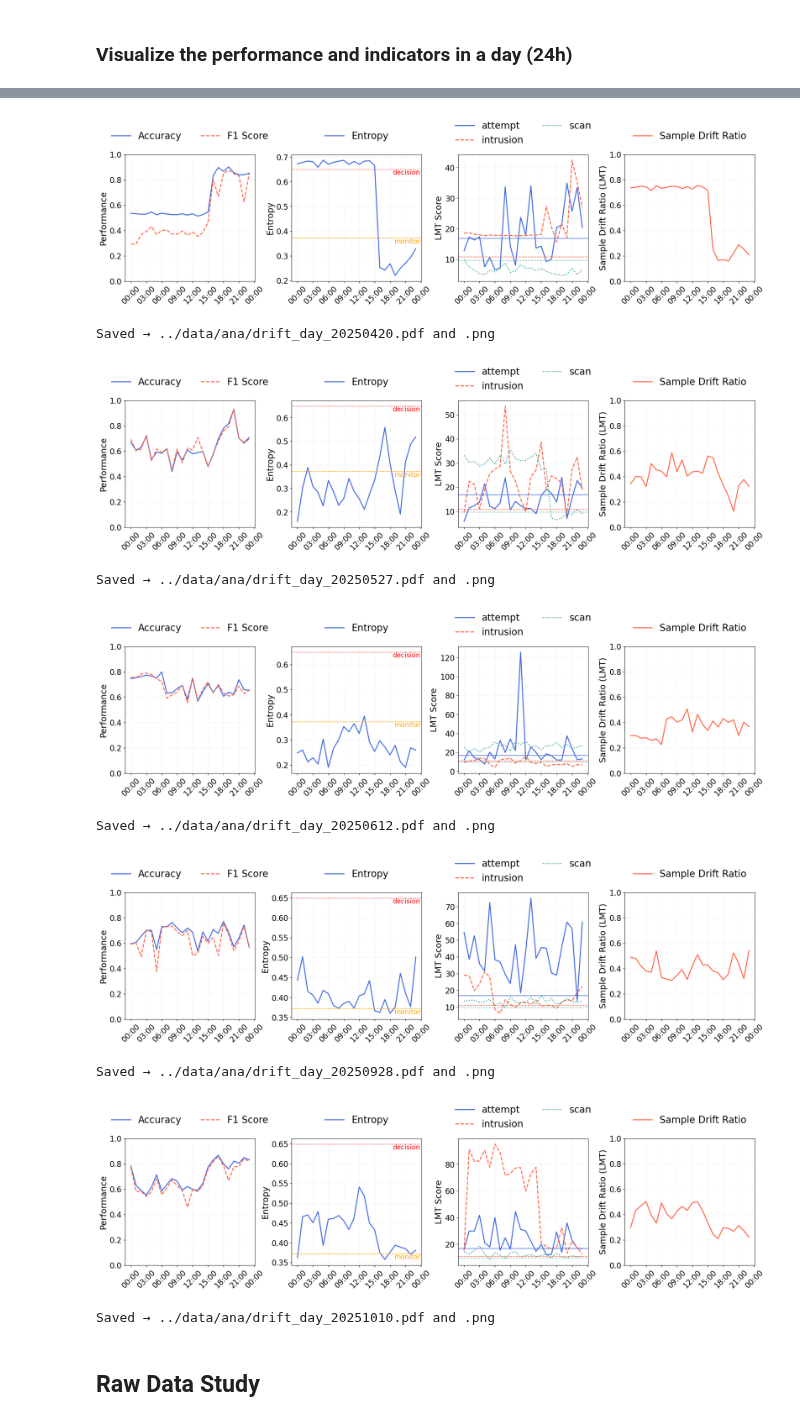
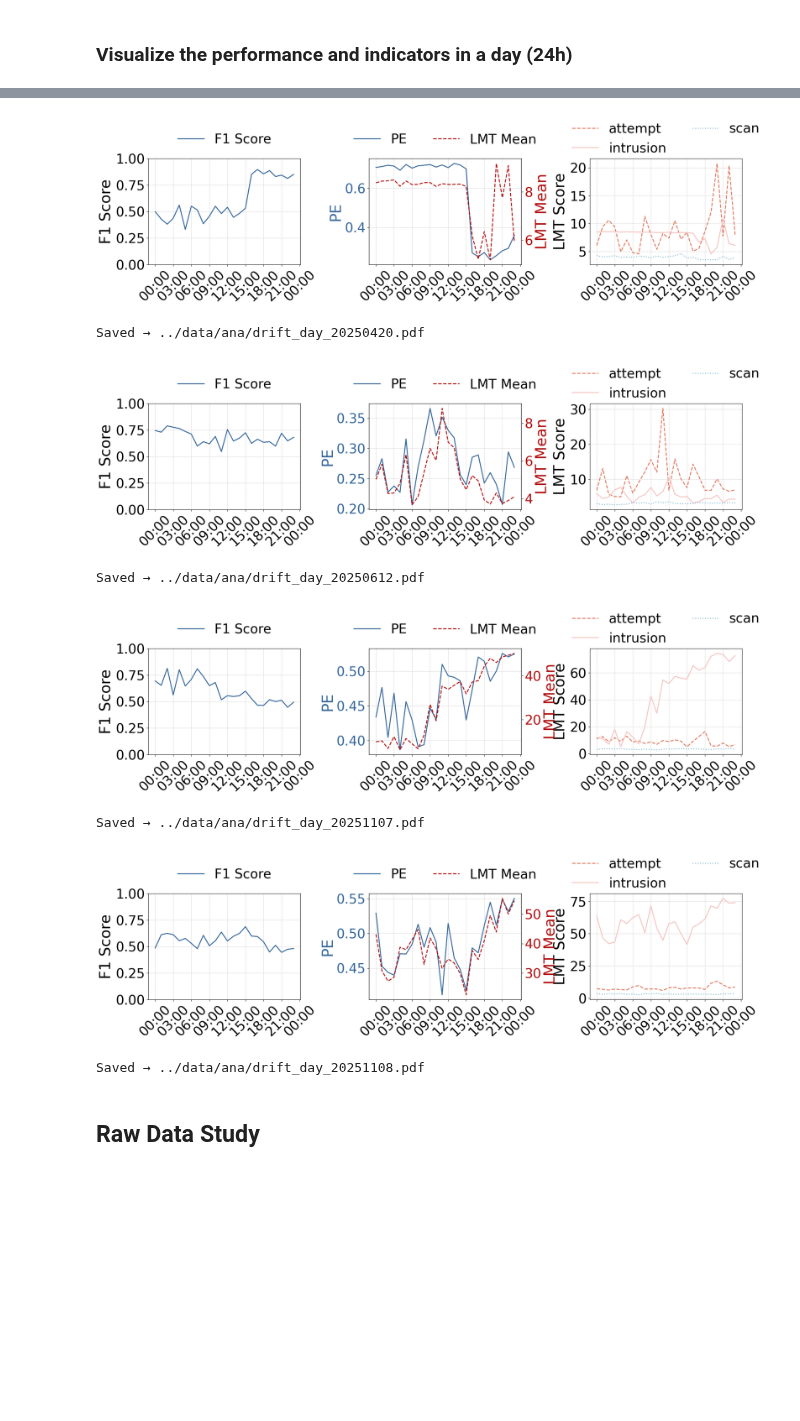
Before and after one commit to SafeNetIoT/LANTERN, a Jupyter notebook: case/case.ipynb, the cells around one changed output, grey strips where cells are left out. Drawn from its saved outputs; the diff is of its cells as text; code cells hidden in the pictures; blank space fills up the shorter version.

```diff
--- a/case/case.ipynb
+++ b/case/case.ipynb
@@ -29,7 +29,7 @@ def slice_one_day(df, day_str):
     return df[(df["datetime"] >= day) & (df["datetime"] < day + pd.Timedelta(days=1))].copy()
 # %%
 # Load the original static results (hour-level)
-df = pd.read_csv("../data/res/static4/static4.csv")
+df = pd.read_csv("../data/res/static/static8.csv")
 df["datetime"] = df["file"].apply(parse_datetime_from_file)
 
 
@@ -196,21 +218,16 @@ plot_drift_day(
 # %%
-df = pd.read_csv("../data/res/static4/static4.csv")
-for d in ["2025-04-20", "2025-05-27", "2025-06-12", "2025-09-28", "2025-10-10"]:
-    plot_drift_day(df, d,
-                   "../data/res/static4/entropy_refs/entropy_ref_000.json",
-                   "../data/res/static4/lmt_refs/lmt_ref_000.json",
-                   "../data/ana")
+df = pd.read_csv("../data/res/static/static8.csv")
+for d in ["2025-04-20", "2025-06-12", "2025-11-07", "2025-11-08"]:
+    plot_drift_day(df, d)
 # %% [output]
-[figure, old version]
+[figure, new version]
-Saved → ../data/ana/drift_day_20250420.pdf and .png
+Saved → ../data/ana/drift_day_20250420.pdf
-[figure, old version]
+[figure, new version]
-Saved → ../data/ana/drift_day_20250527.pdf and .png
+Saved → ../data/ana/drift_day_20250612.pdf
-[figure, old version]
+[figure, new version]
-Saved → ../data/ana/drift_day_20250612.pdf and .png
+Saved → ../data/ana/drift_day_20251107.pdf
-[figure, old version]
+[figure, new version]
-Saved → ../data/ana/drift_day_20250928.pdf and .png
+Saved → ../data/ana/drift_day_20251108.pdf
-[figure, removed]
-Saved → ../data/ana/drift_day_20251010.pdf and .png
 # %% [markdown]
 ## Raw Data Study
 # %% [markdown]
```
Also changed, not shown: parts of 6 cells of this notebook, 45 other files.
